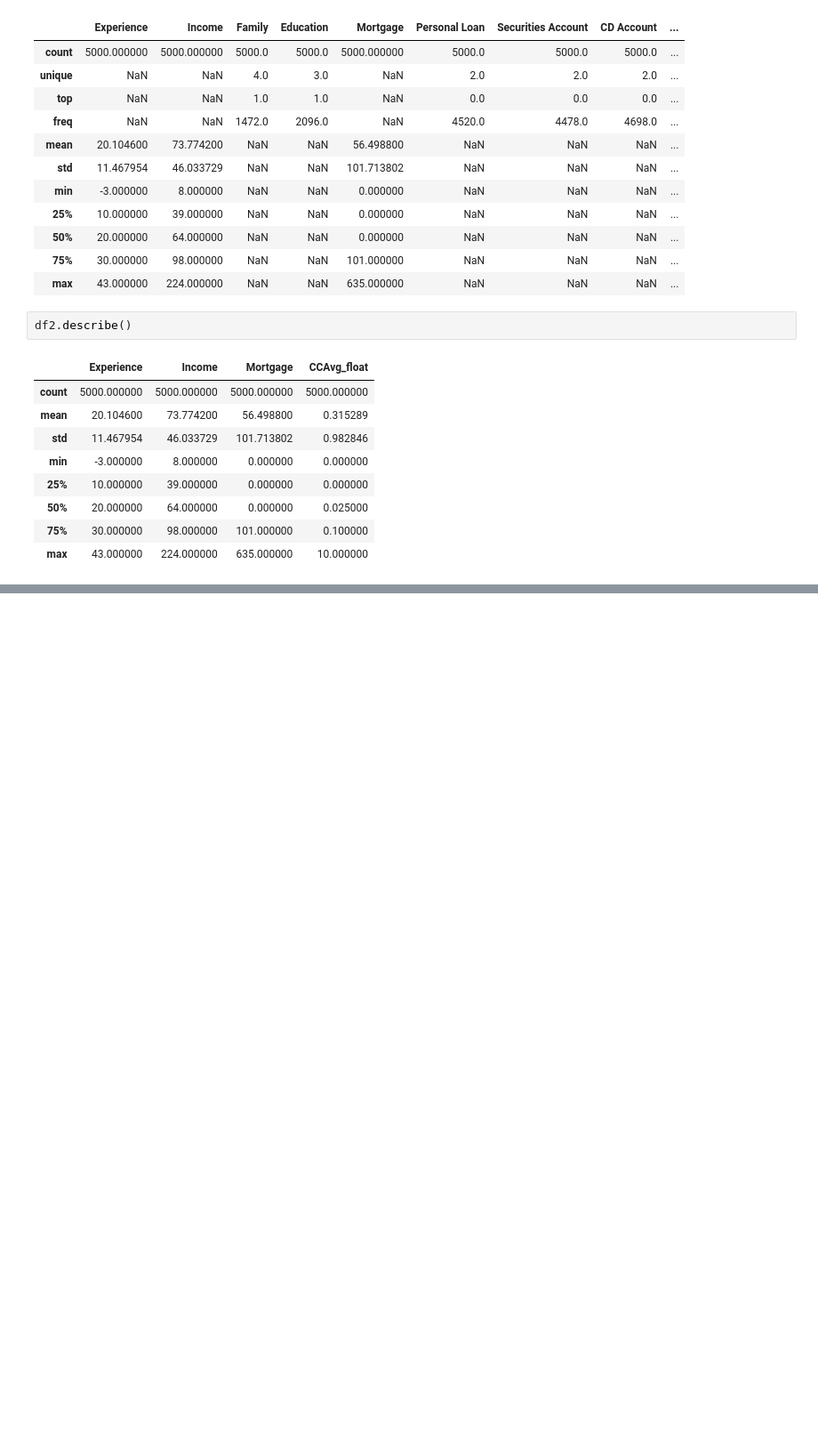
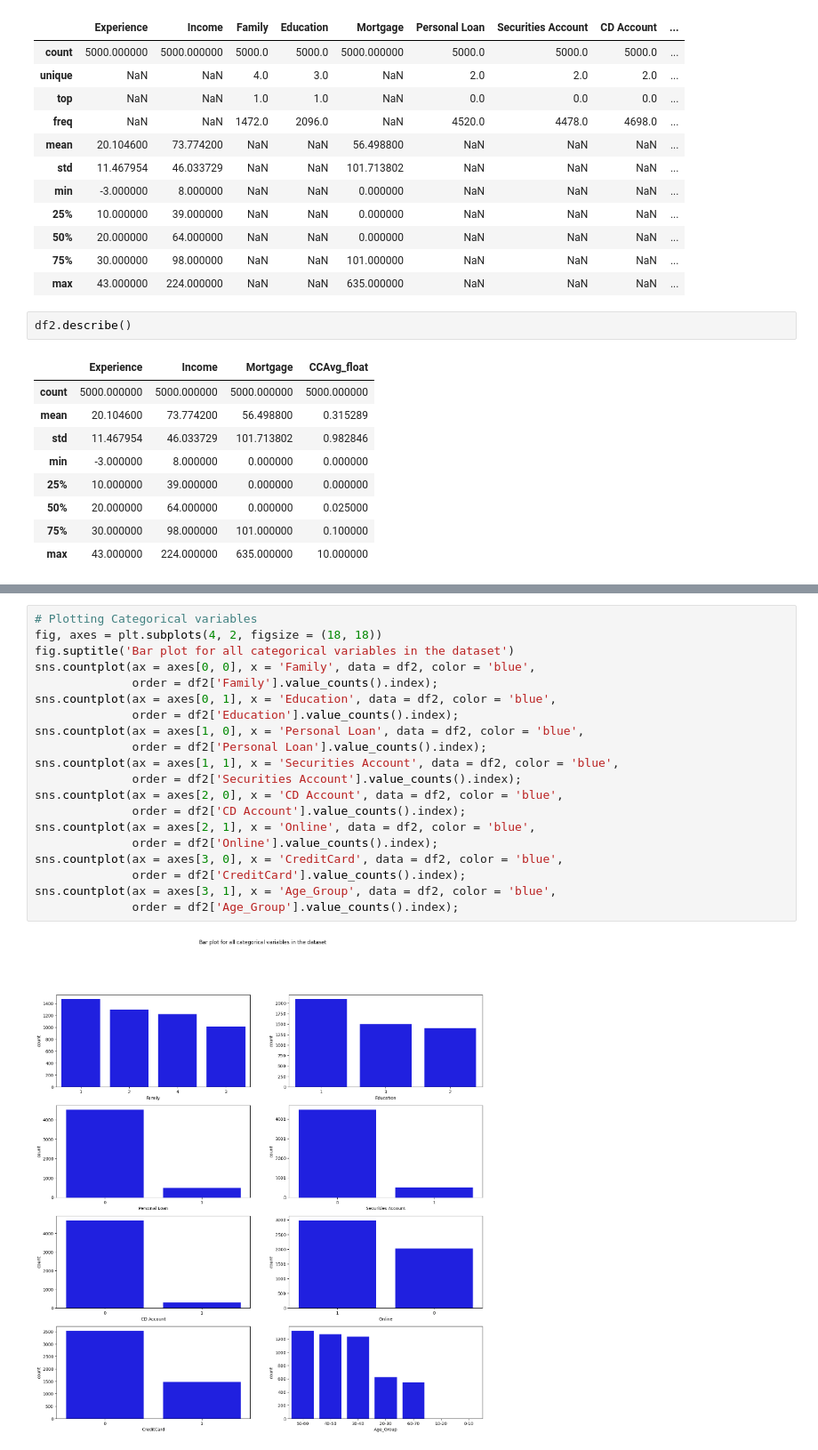
Before and after one commit to SanskarBajimaya/Bank-Data-EDA, a Jupyter notebook: EDA.ipynb, the cells around one changed output, grey strips where cells are left out. Shown at 89% size. Saved outputs shown, nothing was run; the diff lists cells and outputs as text; blank space fills up the shorter version.

Commit message:
Data Analysis and T test

```diff
--- a/EDA.ipynb
+++ b/EDA.ipynb
@@ -479,0 +500,22 @@ Skew : 5.02
+# %%
+# Plotting Categorical variables
+fig, axes = plt.subplots(4, 2, figsize = (18, 18))
+fig.suptitle('Bar plot for all categorical variables in the dataset')
+sns.countplot(ax = axes[0, 0], x = 'Family', data = df2, color = 'blue',
+              order = df2['Family'].value_counts().index);
+sns.countplot(ax = axes[0, 1], x = 'Education', data = df2, color = 'blue',
+              order = df2['Education'].value_counts().index);
+sns.countplot(ax = axes[1, 0], x = 'Personal Loan', data = df2, color = 'blue',
+              order = df2['Personal Loan'].value_counts().index);
+sns.countplot(ax = axes[1, 1], x = 'Securities Account', data = df2, color = 'blue',
+              order = df2['Securities Account'].value_counts().index);
+sns.countplot(ax = axes[2, 0], x = 'CD Account', data = df2, color = 'blue',
+              order = df2['CD Account'].value_counts().index);
+sns.countplot(ax = axes[2, 1], x = 'Online', data = df2, color = 'blue',
+              order = df2['Online'].value_counts().index);
+sns.countplot(ax = axes[3, 0], x = 'CreditCard', data = df2, color = 'blue',
+              order = df2['CreditCard'].value_counts().index);
+sns.countplot(ax = axes[3, 1], x = 'Age_Group', data = df2, color = 'blue',
+              order = df2['Age_Group'].value_counts().index);
+# %% [output]
+[figure, added]
```
Also changed, not shown: parts of 18 cells of this notebook.
